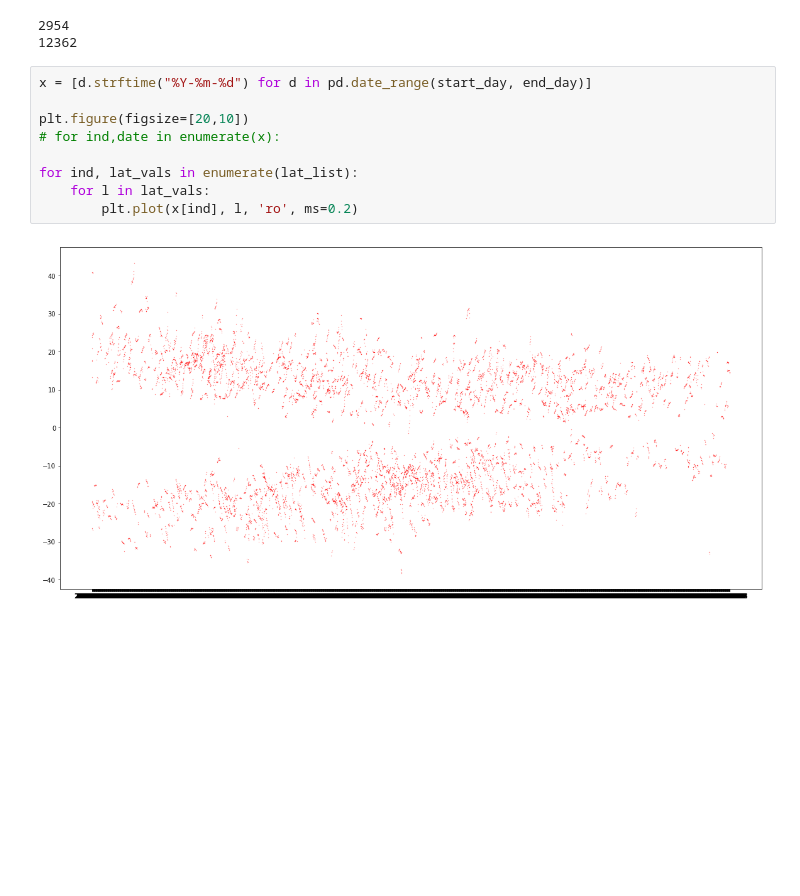
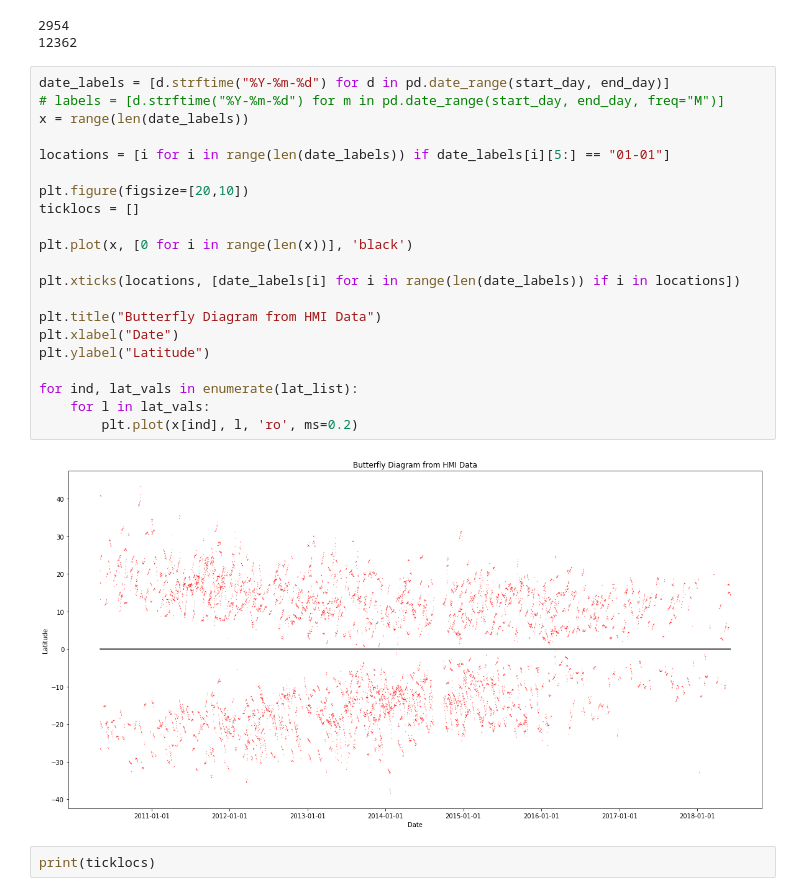
Before and after one commit to ceilingcranes/ActiveRegionLocationAnalysis, a Jupyter notebook: stonyhurst_analysis.ipynb, the cells around one changed output. Drawn from its saved outputs; the diff is of its cells as text; blank space fills up the shorter version.

Commit message:
Creating butterfly diagram

```diff
--- a/stonyhurst_analysis.ipynb
+++ b/stonyhurst_analysis.ipynb
@@ -63,13 +63,27 @@ print(total)
 2954
 12362
 # %%
-x = [d.strftime("%Y-%m-%d") for d in pd.date_range(start_day, end_day)]
+date_labels = [d.strftime("%Y-%m-%d") for d in pd.date_range(start_day, end_day)]
+# labels = [d.strftime("%Y-%m-%d") for m in pd.date_range(start_day, end_day, freq="M")]
+x = range(len(date_labels))
+
+locations = [i for i in range(len(date_labels)) if date_labels[i][5:] == "01-01"]
 
 plt.figure(figsize=[20,10])
-# for ind,date in enumerate(x):
+ticklocs = []
+
+plt.plot(x, [0 for i in range(len(x))], 'black')
+
+plt.xticks(locations, [date_labels[i] for i in range(len(date_labels)) if i in locations])
+
+plt.title("Butterfly Diagram from HMI Data")
+plt.xlabel("Date")
+plt.ylabel("Latitude")
 
 for ind, lat_vals in enumerate(lat_list):
     for l in lat_vals:
         plt.plot(x[ind], l, 'ro', ms=0.2)
 # %% [output]
-[figure, old version]
+[figure, new version]
+# %%
+print(ticklocs)
```
Also changed, not shown: 1 other file.
